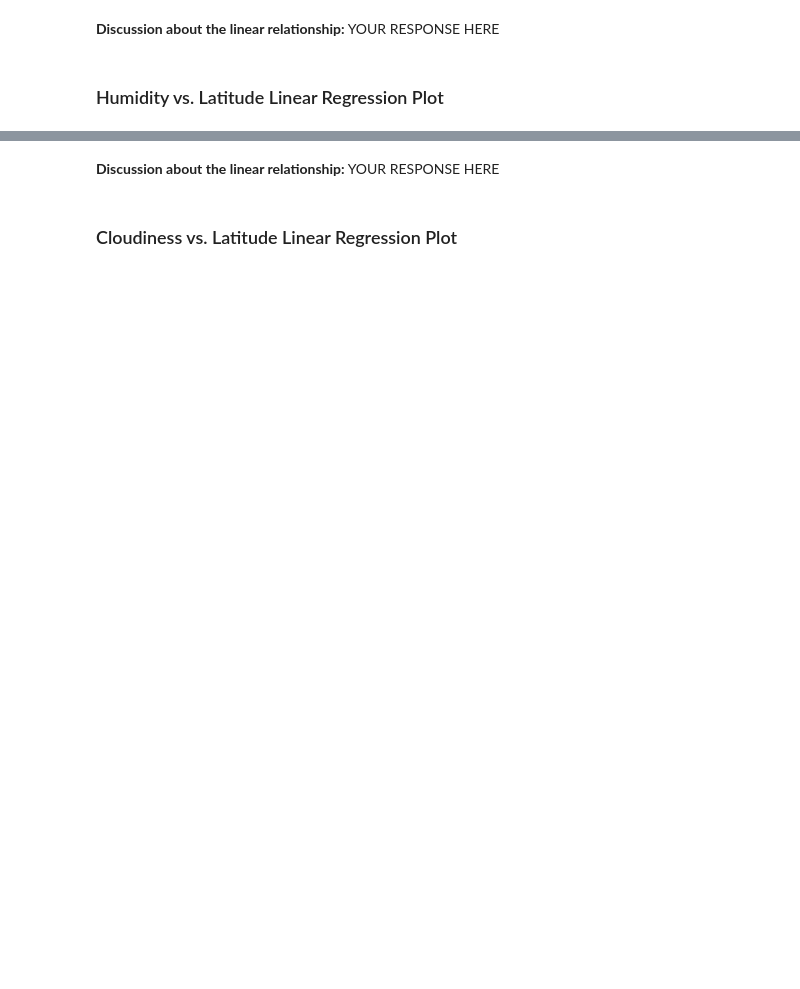
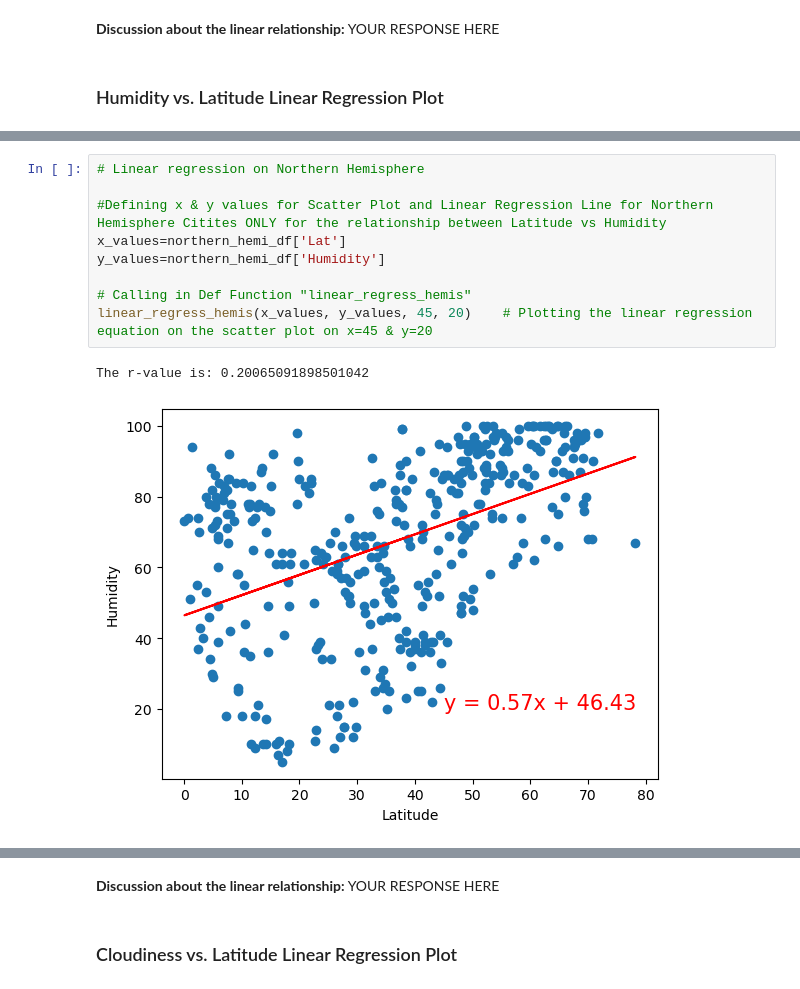
Before and after one commit to nmrodio/python-api-challenge, a Jupyter notebook: WeatherPy/WeatherPy.ipynb, the cells around one changed output, grey strips where cells are left out. Drawn from its saved outputs; the diff is of its cells as text; blank space fills up the shorter version.

```diff
--- a/WeatherPy/WeatherPy.ipynb
+++ b/WeatherPy/WeatherPy.ipynb
@@ -558,0 +401,12 @@ The r-value is: 0.0002808747046324607
+# %%
+# Linear regression on Northern Hemisphere
+
+#Defining x & y values for Scatter Plot and Linear Regression Line for Northern Hemisphere Citites ONLY for the relationship between Latitude vs Humidity
+x_values=northern_hemi_df['Lat']
+y_values=northern_hemi_df['Humidity']
+
+# Calling in Def Function "linear_regress_hemis"
+linear_regress_hemis(x_values, y_values, 45, 20)    # Plotting the linear regression equation on the scatter plot on x=45 & y=20
+# %% [output]
+The r-value is: 0.20065091898501042
+[figure, added]
```
Also changed, not shown: parts of 28 cells of this notebook.
